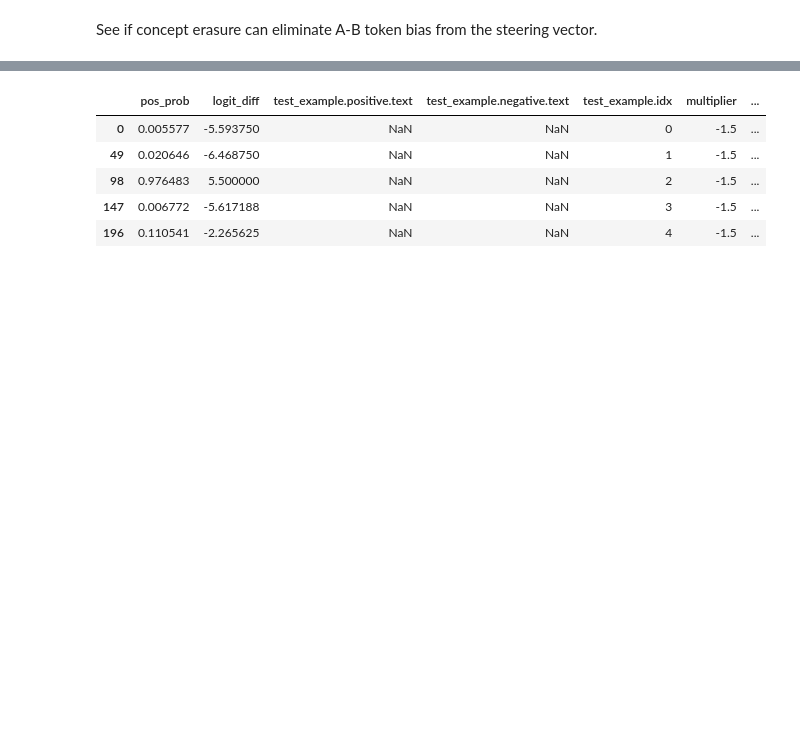
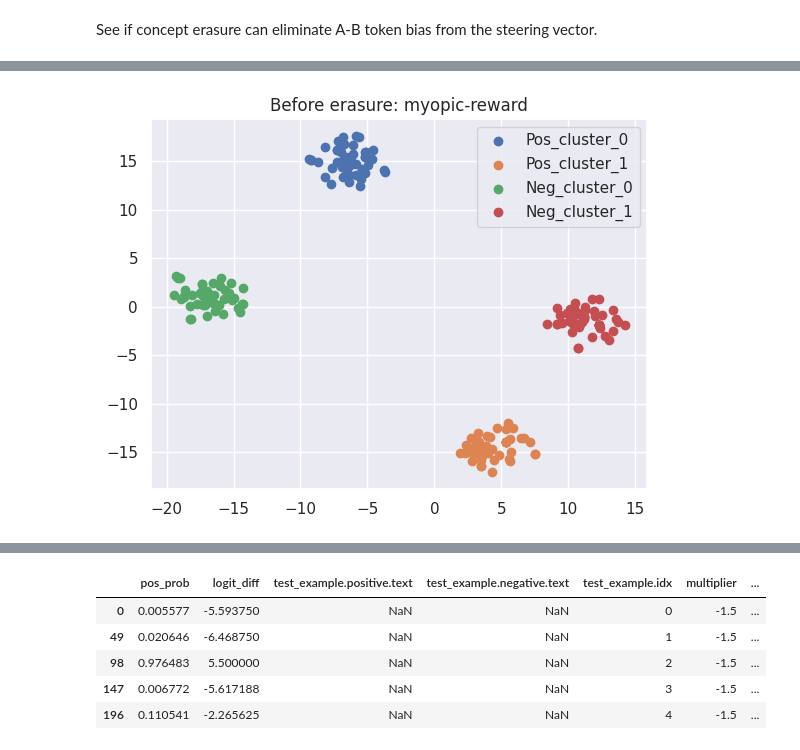
Before and after one commit to dtch1997/repepo, a Jupyter notebook: repepo/notebooks/concept_erasure.ipynb, the cells around one changed output, grey strips where cells are left out. Saved outputs shown, nothing was run; the diff lists cells and outputs as text; code cells hidden in the pictures; blank space fills up the shorter version.

```diff
--- a/repepo/notebooks/concept_erasure.ipynb
+++ b/repepo/notebooks/concept_erasure.ipynb
@@ -45,0 +184,23 @@ SteeringVector(layer_activations={13: tensor([-0.0631, -0.2588,  0.1665,  ..., -
+# %%
+fig, ax = plt.subplots()
+
+def plot_tsne(acts, ax, label, cluster_idx, n_components = 2):
+    X = torch.cat(acts, dim=0)
+    X = X.squeeze(1)
+    X_np = X.detach().cpu().numpy()
+    X_embedded = TSNE(n_components=n_components).fit_transform(X_np)
+    # group by cluster
+    for i in range(max(cluster_idx) + 1):
+        idx = np.where(cluster_idx == i)
+        ax.scatter(X_embedded[idx, 0], X_embedded[idx, 1], label=f"{label}_cluster_{i}")
+
+    # ax.scatter(X_embedded[:, 0], X_embedded[:, 1], label=label)
+    return ax
+
+plot_tsne(pos_acts[layer], ax, label="Pos", cluster_idx = pos_cluster_idx)
+plot_tsne(neg_acts[layer], ax, label="Neg", cluster_idx = neg_cluster_idx)
+plt.legend()
+plt.title(f"Before erasure: {dataset_name}")
+fig.show()
+# %% [output]
+[figure, added]
```
Also changed, not shown: parts of 41 cells of this notebook, 1 other file.
